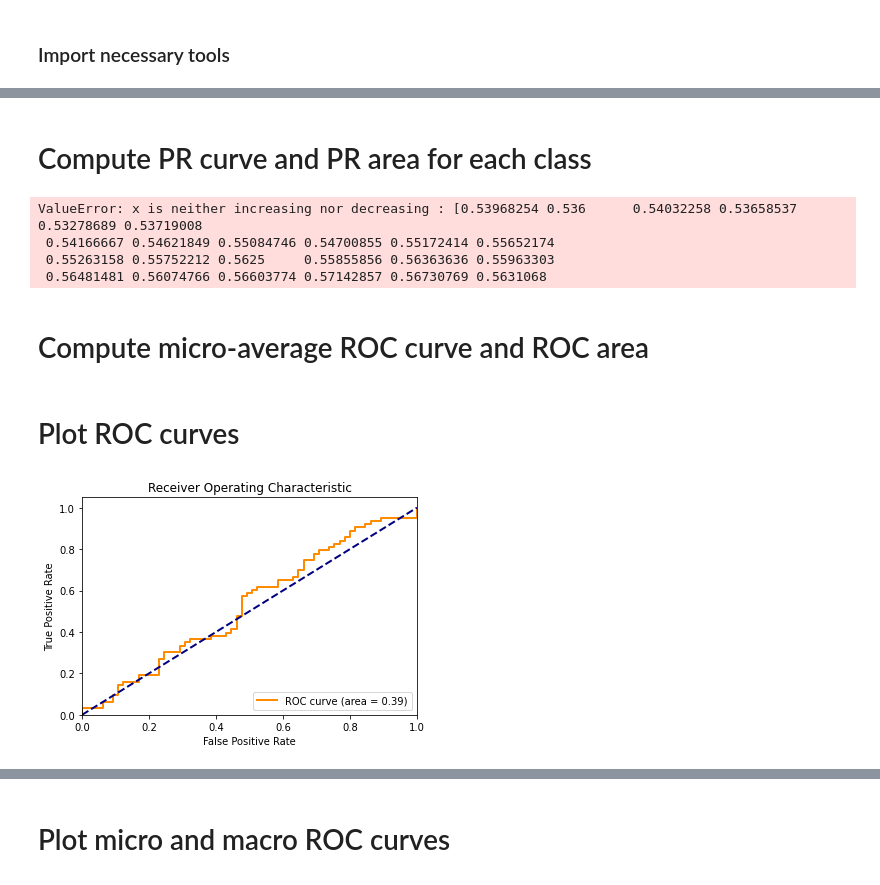
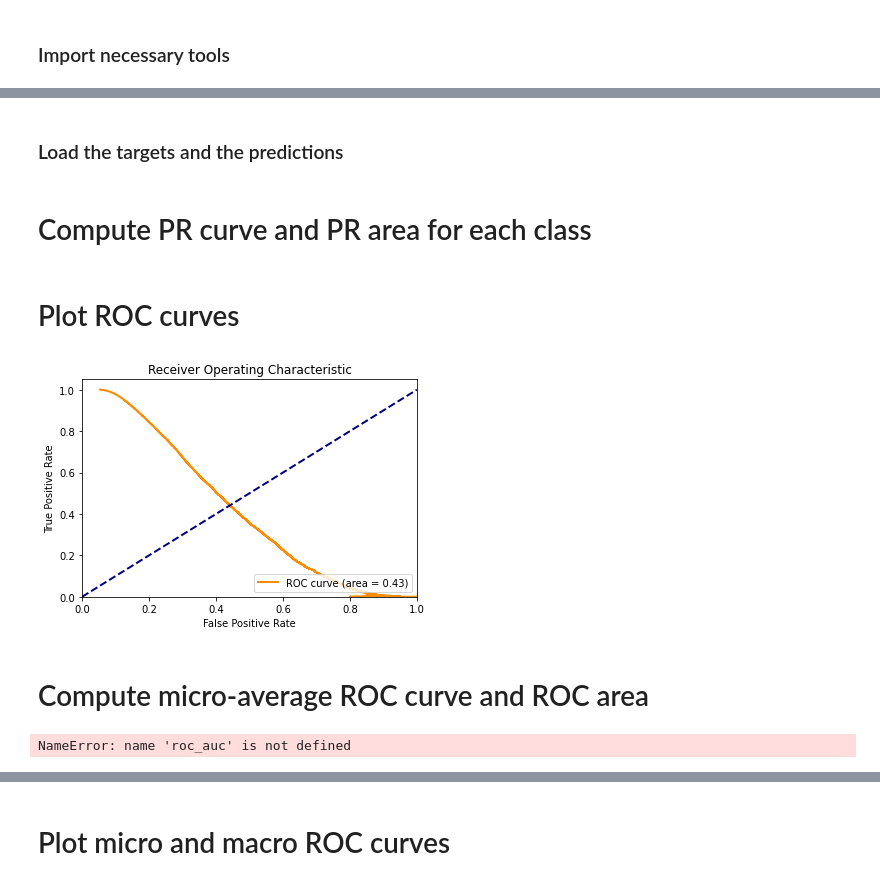
Before and after one commit to seqpipe/deepsea-experiments, a Jupyter notebook: evaluation/PR Curve Plotter and AUC Estimator.ipynb, the cells around one changed output, grey strips where cells are left out. Saved outputs shown, nothing was run; the diff lists cells and outputs as text; code cells hidden in the pictures.

```diff
--- a/evaluation/PR Curve Plotter and AUC Estimator.ipynb
+++ b/evaluation/PR Curve Plotter and AUC Estimator.ipynb
@@ -15,16 +10,37 @@ PRED = np.random.uniform(0, 1, (128, 919))
+# %%
+NUM_LABELS = 919
+# %% [markdown]
+### Load the targets and the predictions
+# %%
+targets = np.load('../data/y_test.npy')
+predictons = torch.load('./test_predictions.pth', map_location=torch.device('cpu')).numpy()
 # %% [markdown]
 # Compute PR curve and PR area for each class
 # %%
 precision = {}
 recall = {}
 pr_auc = {}
-for i in range(NUM_CLASSES):
-    precision[i], recall[i], _ = precision_recall_curve(TARGET[:, i], PRED[:, i])
-    pr_auc[i] = auc(precision[i], recall[i])
+for i in range(NUM_LABELS):
+    precision[i], recall[i], _ = precision_recall_curve(targets[:, i], predictons[:, i])
+    pr_auc[i] = average_precision_score(targets[:, i], predictons[:, i])
-# %% [output]
-ValueError: x is neither increasing nor decreasing : [0.53968254 0.536      0.54032258 0.53658537 0.53278689 0.53719008
- 0.54166667 0.54621849 0.55084746 0.54700855 0.55172414 0.55652174
- 0.55263158 0.55752212 0.5625     0.55855856 0.56363636 0.55963303
- 0.56481481 0.56074766 0.56603774 0.57142857 0.56730769 0.5631068
+# %% [markdown]
+# Plot ROC curves
+# %%
+plt.figure()
+lw = 2
+label_idx = 42
+
+plt.plot(precision[label_idx], recall[label_idx], color='darkorange',
+         lw=lw, label='ROC curve (area = %0.2f)' % pr_auc[label_idx])
+plt.plot([0, 1], [0, 1], color='navy', lw=lw, linestyle='--')
+plt.xlim([0.0, 1.0])
+plt.ylim([0.0, 1.05])
+plt.xlabel('False Positive Rate')
+plt.ylabel('True Positive Rate')
+plt.title('Receiver Operating Characteristic')
+plt.legend(loc='lower right')
+plt.show()
+# %% [output]
+[figure, added]
 # %% [markdown]
 # Compute micro-average ROC curve and ROC area
@@ -34,17 +47,5 @@ roc_auc['micro'] = auc(fpr['micro'], tpr['micro'])
-# %% [markdown]
-# Plot ROC curves
-# %%
-plt.figure()
-lw = 2
-plt.plot(fpr[0], tpr[0], color='darkorange',
-         lw=lw, label='ROC curve (area = %0.2f)' % roc_auc[2])
-plt.plot([0, 1], [0, 1], color='navy', lw=lw, linestyle='--')
-plt.xlim([0.0, 1.0])
-plt.ylim([0.0, 1.05])
-plt.xlabel('False Positive Rate')
-plt.ylabel('True Positive Rate')
-plt.title('Receiver Operating Characteristic')
-plt.legend(loc='lower right')
-plt.show()
-# %% [output]
-[figure, removed]
+# %%
+precision['micro'], recall['micro'], _ = precision_recall_curve(targets.ravel(), predictons.ravel())
+roc_auc['micro'] = average_precision_score(targets.ravel(), predictons.ravel())
+# %% [output]
+NameError: name 'roc_auc' is not defined
```
Also changed, not shown: parts of 5 cells of this notebook, 9 other files.
